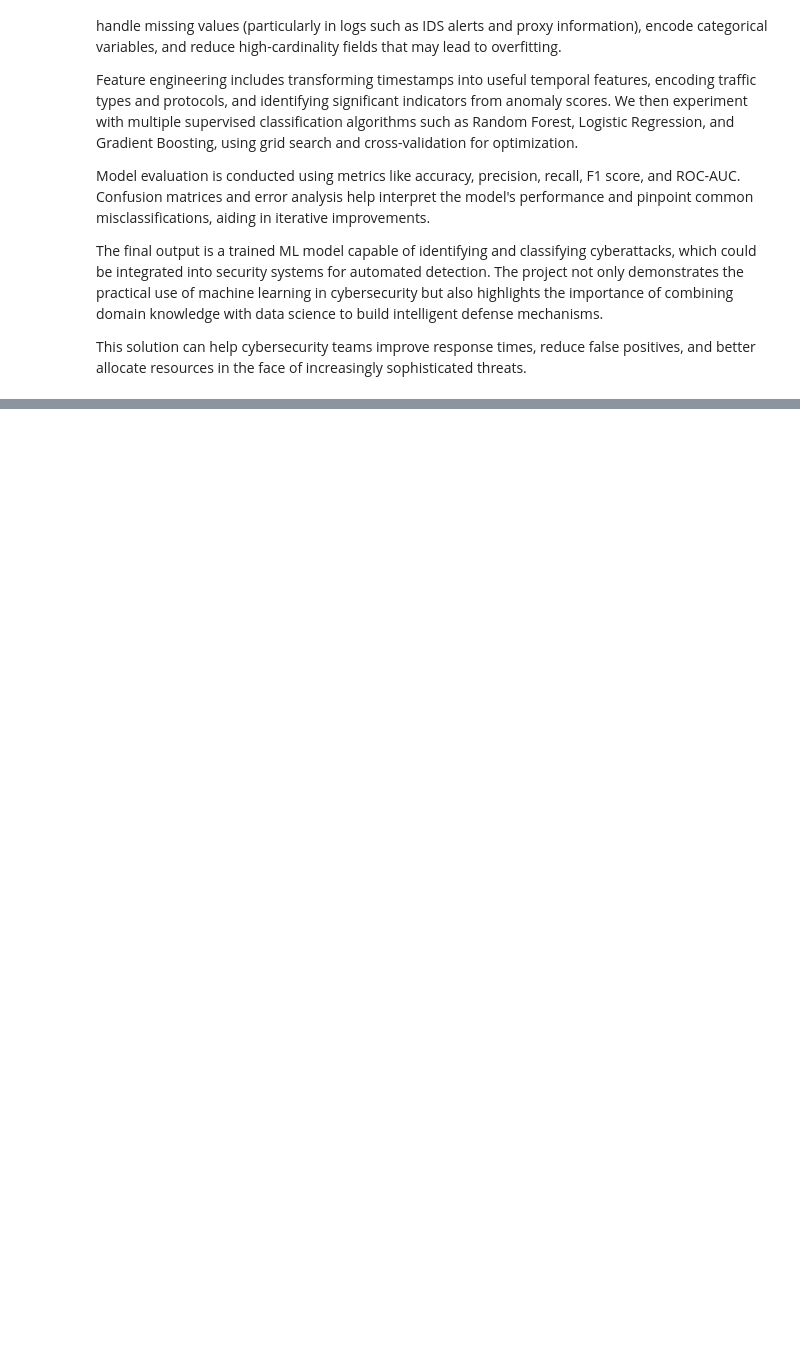
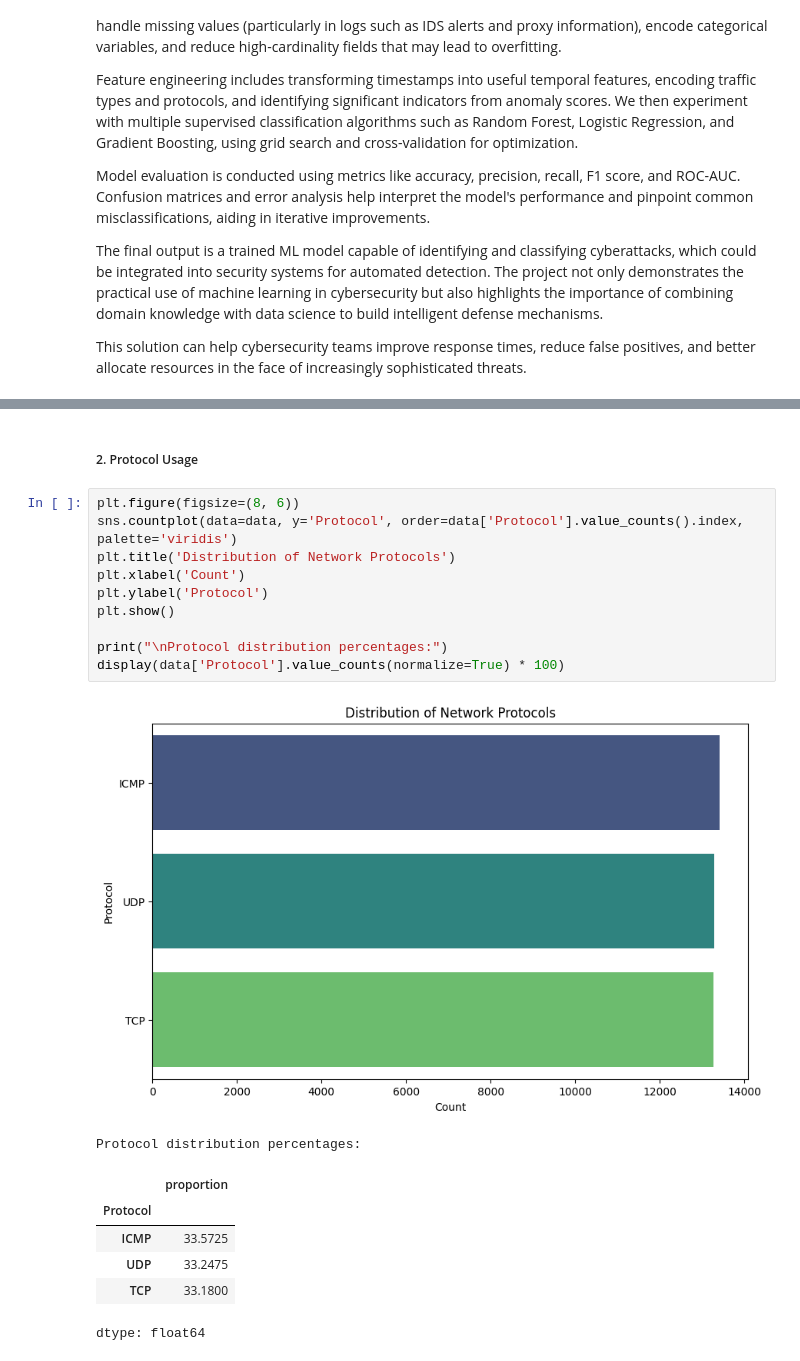
Before and after one commit to aminayusif/Intrudex, a Jupyter notebook: CyberGuard_Machine_Learning_for_Cyberattack_Detection_and_Classification.ipynb, the cells around one changed output, grey strips where cells are left out. Cells and saved outputs as stored; diff of their text form; blank space fills up the shorter version.

```diff
--- a/CyberGuard_Machine_Learning_for_Cyberattack_Detection_and_Classification.ipynb
+++ b/CyberGuard_Machine_Learning_for_Cyberattack_Detection_and_Classification.ipynb
@@ -18,0 +165,21 @@ This solution can help cybersecurity teams improve response times, reduce false
+# %% [markdown]
+##### 2. Protocol Usage
+# %%
+plt.figure(figsize=(8, 6))
+sns.countplot(data=data, y='Protocol', order=data['Protocol'].value_counts().index, palette='viridis')
+plt.title('Distribution of Network Protocols')
+plt.xlabel('Count')
+plt.ylabel('Protocol')
+plt.show()
+
+print("\nProtocol distribution percentages:")
+display(data['Protocol'].value_counts(normalize=True) * 100)
+# %% [output]
+[figure, added]
+Protocol distribution percentages:
+|  | proportion |
+| Protocol |  |
+| ICMP | 33.5725 |
+| UDP | 33.2475 |
+| TCP | 33.1800 |
+dtype: float64
```
Also changed, not shown: parts of 37 cells of this notebook.
